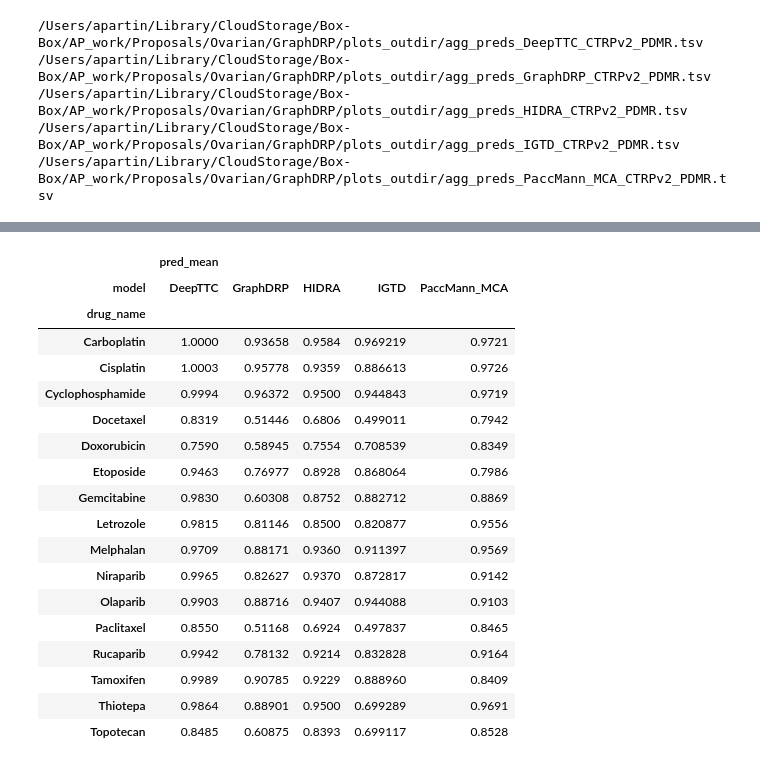
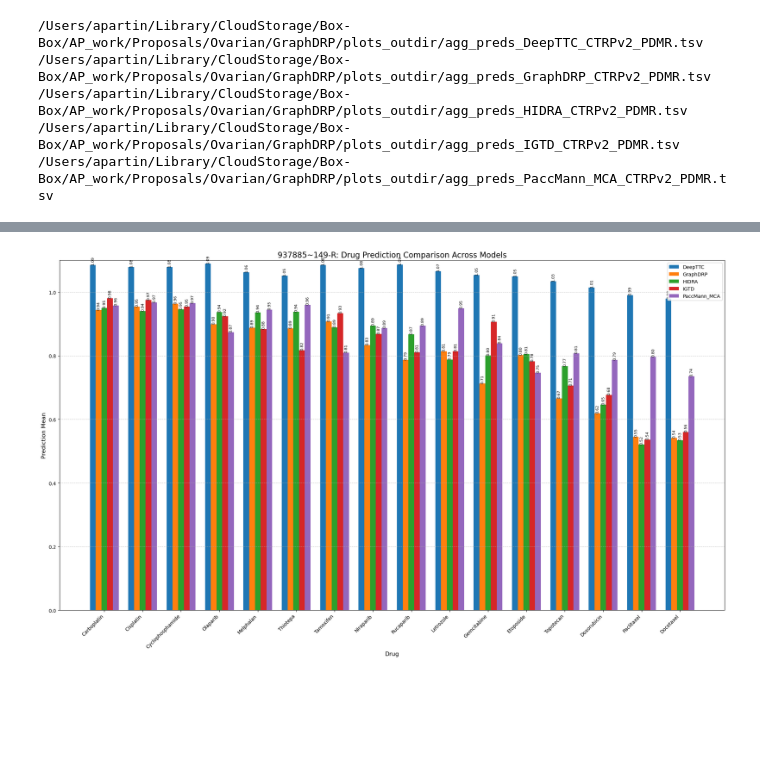
Before and after one commit to JDACS4C-IMPROVE/GraphDRP, a Jupyter notebook: ovarian_postprocess_agg_models.ipynb, the cells around one changed output, grey strips where cells are left out. Drawn from its saved outputs; the diff is of its cells as text; code cells hidden in the pictures; blank space fills up the shorter version.

```diff
--- a/ovarian_postprocess_agg_models.ipynb
+++ b/ovarian_postprocess_agg_models.ipynb
@@ -71,31 +67,54 @@ df1[:7]
+# %%
+# df.DataFrame(data)
+# pdo_name = '655913~031-T'
+# pdo_name = '937885~149-R'
+
+# Calculate average pred_mean for each drug and sort
+drug_avg = df.groupby('drug_name')['pred_mean'].mean().sort_values(ascending=False)
+drug_order = drug_avg.index
+
+# Set up the plot
+fig, ax = plt.subplots(figsize=(20, 12))
+
+# Set the width of each bar and the positions of the bars
+width = 0.15
+x = range(len(drug_order))
+
+# Create the grouped bar plot
+for i, model in enumerate(['DeepTTC', 'GraphDRP', 'HIDRA', 'IGTD', 'PaccMann_MCA']):
+    data = df[df['model'] == model].set_index('drug_name').loc[drug_order]
+    bars = ax.bar([xi + i*width for xi in x], data['pred_mean'], width, label=model)
+
+    # Add text labels
+    for bar in bars:
+        height = bar.get_height()
+        ax.text(bar.get_x() + bar.get_width()/2., height,
+                f'{height:.2f}', ha='center', va='bottom', rotation=90, fontsize=8)
+
+
+# Customize the plot
+ax.set_ylabel('Prediction Mean', fontsize=12)
+ax.set_xlabel('Drug', fontsize=12)
+ax.set_title(f'{pdo_name}: Drug Prediction Comparison Across Models', fontsize=16)
+ax.set_xticks([xi + 2*width for xi in x])
+ax.set_xticklabels(drug_order, rotation=45, ha='right', fontsize=10)
+ax.legend(fontsize=10)
+
+# Add grid
+ax.grid(True, axis='y', linestyle='--', alpha=0.7)
+
+# Set y-axis limits
+ax.set_ylim(0, 1.1)
+
+# Adjust the layout and display the plot
+plt.tight_layout()
+plt.show()
+# %% [output]
+[figure, added]
 # %%
 # drug_sub = ["Docetaxel", "Paclitaxel", "Melphalan", "Olaparib"]
 # df1 = df1[df1["drug_name"].isin(drug_sub)].sort_values(['drug_name', 'model']).reset_index(drop=True)
 # df1
-# %%
-#    df_pivot = df.pivot(index='drug_name', columns=canc_col_name, values=['pred_mean', 'pred_std'])
-df_piv = df1.pivot(index='drug_name', columns='model', values=['pred_mean'])
-df_piv
-# %% [output]
-|  | pred_mean |  |  |  |  |
-| model | DeepTTC | GraphDRP | HIDRA | IGTD | PaccMann_MCA |
-| drug_name |  |  |  |  |  |
-| Carboplatin | 1.0000 | 0.93658 | 0.9584 | 0.969219 | 0.9721 |
-| Cisplatin | 1.0003 | 0.95778 | 0.9359 | 0.886613 | 0.9726 |
-| Cyclophosphamide | 0.9994 | 0.96372 | 0.9500 | 0.944843 | 0.9719 |
-| Docetaxel | 0.8319 | 0.51446 | 0.6806 | 0.499011 | 0.7942 |
-| Doxorubicin | 0.7590 | 0.58945 | 0.7554 | 0.708539 | 0.8349 |
-| Etoposide | 0.9463 | 0.76977 | 0.8928 | 0.868064 | 0.7986 |
-| Gemcitabine | 0.9830 | 0.60308 | 0.8752 | 0.882712 | 0.8869 |
-| Letrozole | 0.9815 | 0.81146 | 0.8500 | 0.820877 | 0.9556 |
-| Melphalan | 0.9709 | 0.88171 | 0.9360 | 0.911397 | 0.9569 |
-| Niraparib | 0.9965 | 0.82627 | 0.9370 | 0.872817 | 0.9142 |
-| Olaparib | 0.9903 | 0.88716 | 0.9407 | 0.944088 | 0.9103 |
-| Paclitaxel | 0.8550 | 0.51168 | 0.6924 | 0.497837 | 0.8465 |
-| Rucaparib | 0.9942 | 0.78132 | 0.9214 | 0.832828 | 0.9164 |
-| Tamoxifen | 0.9989 | 0.90785 | 0.9229 | 0.888960 | 0.8409 |
-| Thiotepa | 0.9864 | 0.88901 | 0.9500 | 0.699289 | 0.9691 |
-| Topotecan | 0.8485 | 0.60875 | 0.8393 | 0.699117 | 0.8528 |
 # %%
 df=df1
 fpath=filepath / f'pdmr_trained_{source}.png'
```
Also changed, not shown: parts of 10 cells of this notebook, 3 other files.
